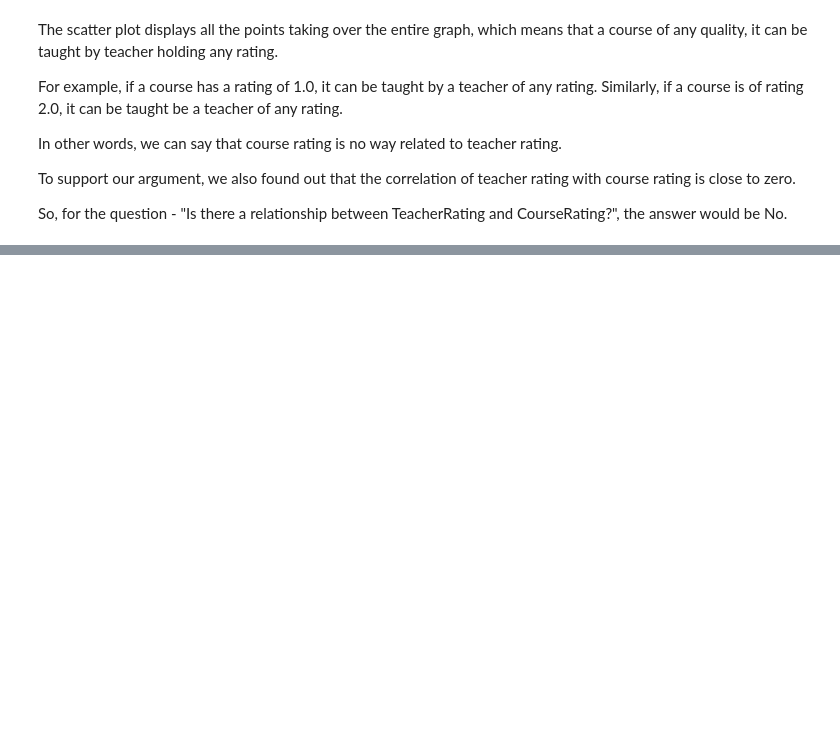
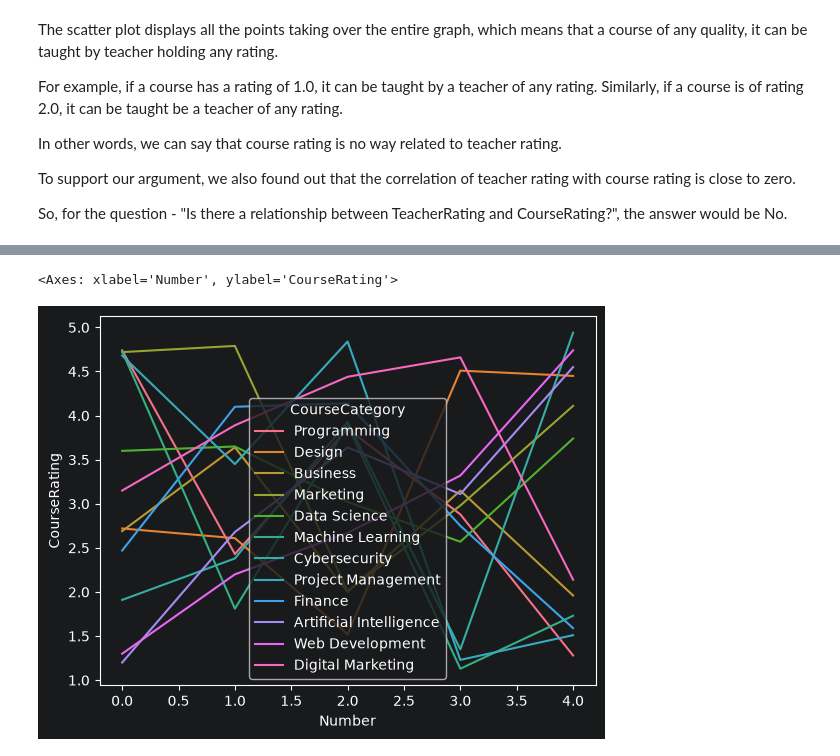
Before and after one commit to amithvardhan99/resume-projects, a Jupyter notebook: Instructor Performance and Course Quality Evaluation on EduPro/notebook.ipynb, the cells around one changed output, grey strips where cells are left out. Saved outputs shown, nothing was run; the diff lists cells and outputs as text; code cells hidden in the pictures; blank space fills up the shorter version.

```diff
--- a/Instructor Performance and Course Quality Evaluation on EduPro/notebook.ipynb
+++ b/Instructor Performance and Course Quality Evaluation on EduPro/notebook.ipynb
@@ -310,0 +337,16 @@ Let us find
+# %%
+category_vs_rating = df[["CourseCategory","CourseRating"]].drop_duplicates(ignore_index=True)
+tu = []
+category_vs_rating["Number"] = 0
+for i in category_vs_rating["CourseCategory"].unique():
+    pu = category_vs_rating[category_vs_rating["CourseCategory"] == i]
+    ctr = 0
+    for j in pu.index:
+        tu.append(ctr)
+        ctr += 1
+category_vs_rating["Number"] = tu
+# %%
+sns.lineplot(x=category_vs_rating["Number"],y=category_vs_rating["CourseRating"],hue=category_vs_rating["CourseCategory"])
+# %% [output]
+<Axes: xlabel='Number', ylabel='CourseRating'>
+[figure, added]
```
Also changed, not shown: parts of 10 cells of this notebook, 3 other files.
